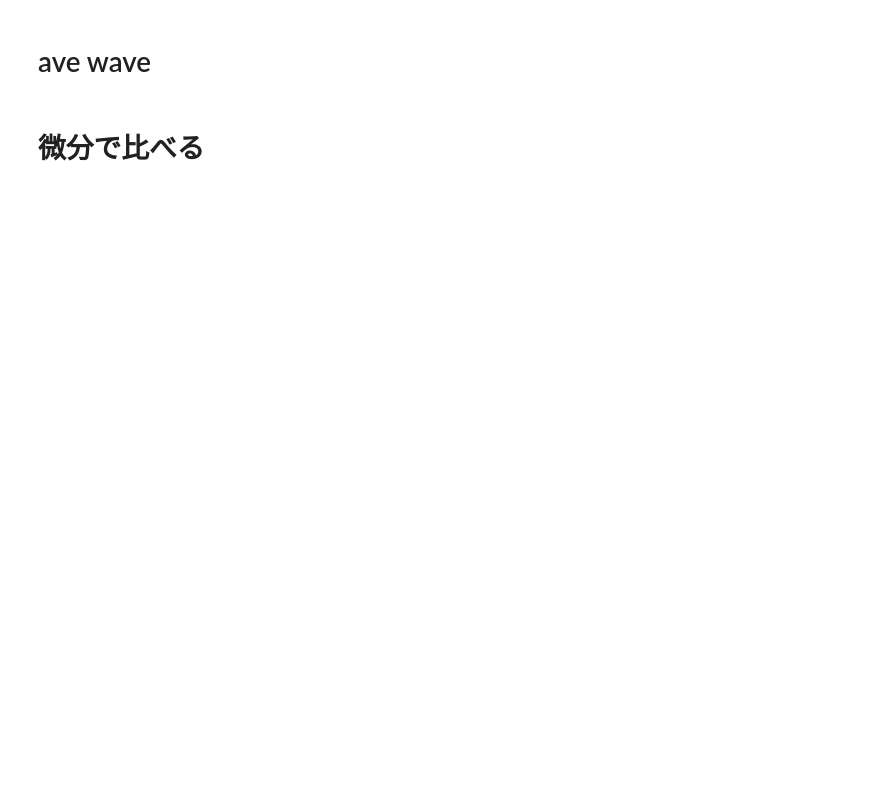
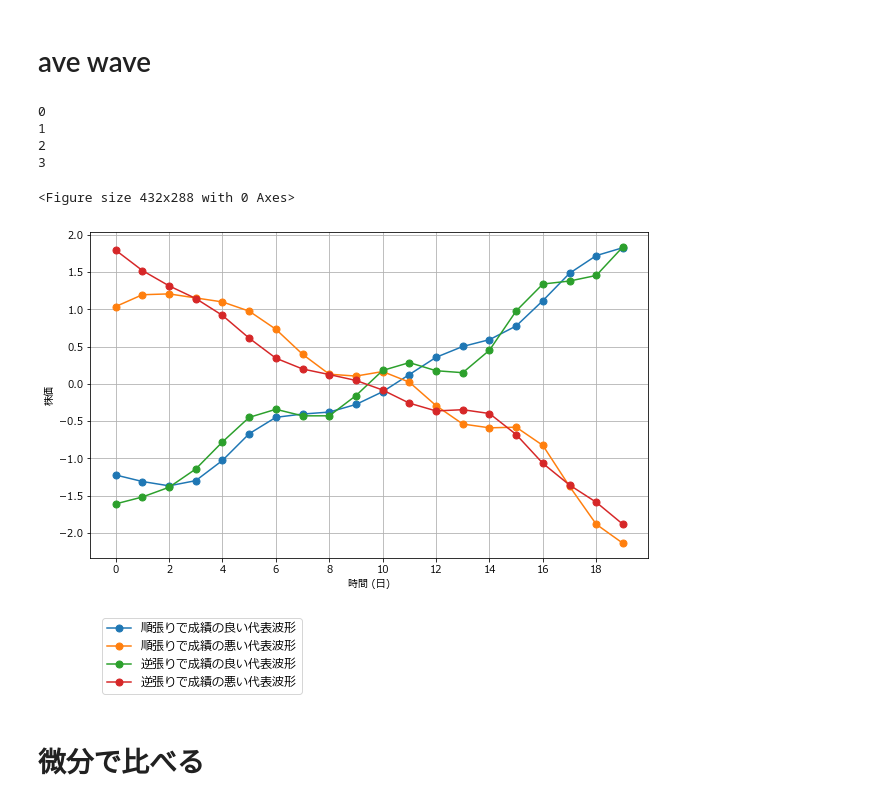
Before and after one commit to yodarjeering/New_XGB, a Jupyter notebook: Kenkyu.ipynb, the cells around one changed output. Saved outputs shown, nothing was run; the diff lists cells and outputs as text; code cells hidden in the pictures; blank space fills up the shorter version.

```diff
--- a/Kenkyu.ipynb
+++ b/Kenkyu.ipynb
@@ -556,6 +563,2 @@ uds_dict,trade_dict = return_uds_dict(value_dict,lx_dict,width=20,stride=5\
 # %%
 uds_dict_copy = load_pickle(save_pickle_path+'/uds_dict.pickle')
-# %%
-pr_list = []
-for i,key in enumerate(trade_dict):
-    pr_list.append(trade_dict[key][0]['profit rate'].values[0])
@@ -561,0 +567,10 @@ for i,key in enumerate(trade_dict):
+# %%
+accuracy_dict = {}
+
+for i,key in enumerate(uds_dict):
+    year = int(key)
+    uds = uds_dict[key]
+    lx = uds.lx
+    xl = XGBSimulation2(lx)
+    xl.simulate(path_tpx,path_daw,start_year=year,end_year=year,is_validate=True)
+    accuracy_dict[key] = xl.accuracy_df
@@ -577,6 +675,46 @@ for st in [0,1,2,3]:
         ave_wave += wave
         # break
     ave_wave_dict[st] = standarize(ave_wave)
+# %%
+plt.clf()
+fig, ax = plt.subplots(figsize=(10, 6), facecolor="w")
+
+for i,key in enumerate(ave_wave_dict):
+    wave = ave_wave_dict[key]
+    if key==0:
+        label = '順張りで成績の良い代表波形'
+        # print(key)
+        # wave_low_pass = butter_lowpass_filter(wave,6,20)
+        ax.plot(wave,label=label,marker='o',markersize=7)
+    elif key==1:
+        label = '順張りで成績の悪い代表波形'
+        ax.plot(wave,label=label,marker='o',markersize=7)
+    elif key==2:
+        label = '逆張りで成績の良い代表波形'
+        ax.plot(wave,label=label,marker='o',markersize=7)
+    elif key==3:
+        label = '逆張りで成績の悪い代表波形'
+        ax.plot(wave,label=label,marker='o',markersize=7)
+
+    # print(key)
+    # wave_low_pass = butter_lowpass_filter(wave,6,20)
+    # ax.plot(wave_low_pass,label=label,marker='o',markersize=7)
+    print(key)
+
+ax.set_xlabel("時間 (日)")
+ax.set_ylabel("株価")
+ax.set_xticks(range(0,20,2))
+ax.legend(bbox_to_anchor=(0.2, -0.3), loc='center',fontsize=12)
+# ax.legend()
+ax.grid()
+plt.show()
+# %% [output]
+0
+1
+2
+3
+<Figure size 432x288 with 0 Axes>
+[figure, added]
 # %%
 uds_dict_old = load_pickle('/Users/Owner/Desktop/program/Sotsuron/code/wave_pickles/uds_dict.pickle')
 # %% [markdown]
```
Also changed, not shown: parts of 37 cells of this notebook.
